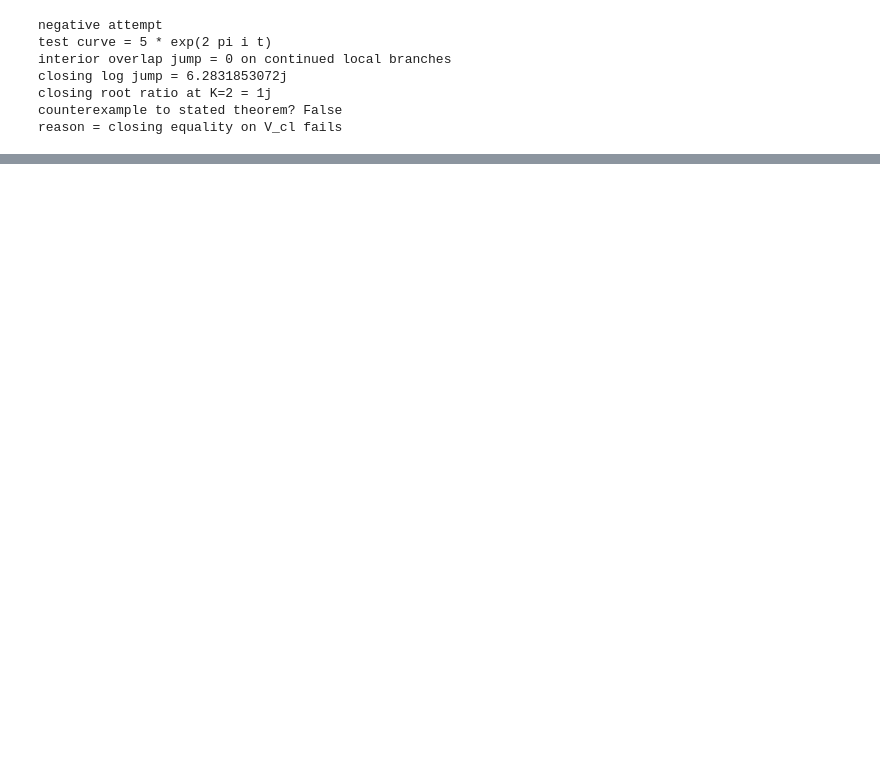
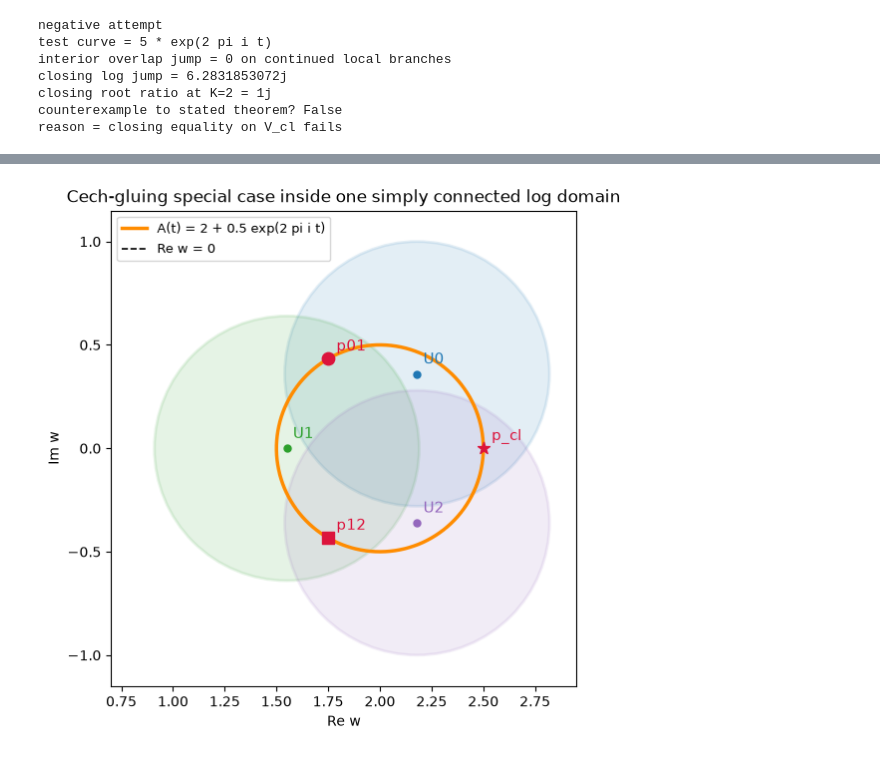
Before and after one commit to kirill-kondrashov/mlc, a Jupyter notebook: notebooks/frontier_plan09_actual_overlap_neighborhoods.ipynb, the cells around one changed output, grey strips where cells are left out. Drawn from its saved outputs; the diff is of its cells as text; code cells hidden in the pictures; blank space fills up the shorter version.

```diff
--- a/notebooks/frontier_plan09_actual_overlap_neighborhoods.ipynb
+++ b/notebooks/frontier_plan09_actual_overlap_neighborhoods.ipynb
@@ -447,0 +523,71 @@ together with overlap neighborhoods and a proof of the closing equality on $V_{\
+# %%
+import numpy as np
+import matplotlib.pyplot as plt
+from matplotlib.patches import Circle
+
+
+def A(t):
+    return 2 + 0.5 * np.exp(2j * np.pi * t)
+
+
+def principal_log(z):
+    return np.log(z)
+
+
+centers = [2.18 + 0.36j, 1.55 + 0.0j, 2.18 - 0.36j]
+radii = [0.64, 0.64, 0.64]
+colors = ["tab:blue", "tab:green", "tab:purple"]
+labels = ["U0", "U1", "U2"]
+parts = [(0.0, 1.0 / 3.0), (1.0 / 3.0, 2.0 / 3.0), (2.0 / 3.0, 1.0)]
+points = {
+    "p01": A(1.0 / 3.0),
+    "p12": A(2.0 / 3.0),
+    "p_cl": A(0.0),
+}
+
+ts = np.linspace(0.0, 1.0, 1200)
+vals = A(ts)
+
+fig, ax = plt.subplots(figsize=(6.2, 6.2))
+ax.plot(vals.real, vals.imag, color="darkorange", lw=2.5, label="A(t) = 2 + 0.5 exp(2 pi i t)")
+ax.axvline(0.0, color="black", linestyle="--", lw=1.2, label="Re w = 0")
+
+for center, radius, color, label in zip(centers, radii, colors, labels):
+    circle = Circle((center.real, center.imag), radius, facecolor=color, edgecolor=color, alpha=0.12, lw=2)
+    ax.add_patch(circle)
+    ax.scatter([center.real], [center.imag], color=color, s=25)
+    ax.text(center.real + 0.03, center.imag + 0.05, label, color=color, fontsize=11)
+
+markers = {"p01": "o", "p12": "s", "p_cl": "*"}
+for label, point in points.items():
+    ax.scatter([point.real], [point.imag], color="crimson", s=80, marker=markers[label], zorder=5)
+    ax.text(point.real + 0.04, point.imag + 0.04, label, color="crimson", fontsize=11)
+
+ax.set_aspect("equal")
+ax.set_xlim(0.7, 2.95)
+ax.set_ylim(-1.15, 1.15)
+ax.set_xlabel("Re w")
+ax.set_ylabel("Im w")
+ax.set_title("Cech-gluing special case inside one simply connected log domain")
+ax.legend(loc="upper left", fontsize=9)
+
+print(f"min Re A(t) on the loop: {vals.real.min():.4f}")
+for j, (a, b) in enumerate(parts):
+    sample = A(np.linspace(a, b, 400))
+    covered = np.all(np.abs(sample - centers[j]) < radii[j])
+    print(f"arc {j} covered by U_{j}: {covered}")
+
+p01 = points["p01"]
+p12 = points["p12"]
+pcl = points["p_cl"]
+print(f"p01 in U0 ∩ U1: {abs(p01 - centers[0]) < radii[0] and abs(p01 - centers[1]) < radii[1]}")
+print(f"p12 in U1 ∩ U2: {abs(p12 - centers[1]) < radii[1] and abs(p12 - centers[2]) < radii[2]}")
+print(f"p_cl in U2 ∩ U0: {abs(pcl - centers[2]) < radii[2] and abs(pcl - centers[0]) < radii[0]}")
+
+c01 = principal_log(p01) - principal_log(p01)
+c12 = principal_log(p12) - principal_log(p12)
+c20 = principal_log(pcl) - principal_log(pcl)
+print(f"c01 at p01: {c01}")
+print(f"c12 at p12: {c12}")
+print(f"c20 at p_cl: {c20}")
+# %% [output]
@@ -447,0 +604 @@ together with overlap neighborhoods and a proof of the closing equality on $V_{\
+[figure, added]
```
Also changed, not shown: parts of 14 cells of this notebook, 8 other files.
